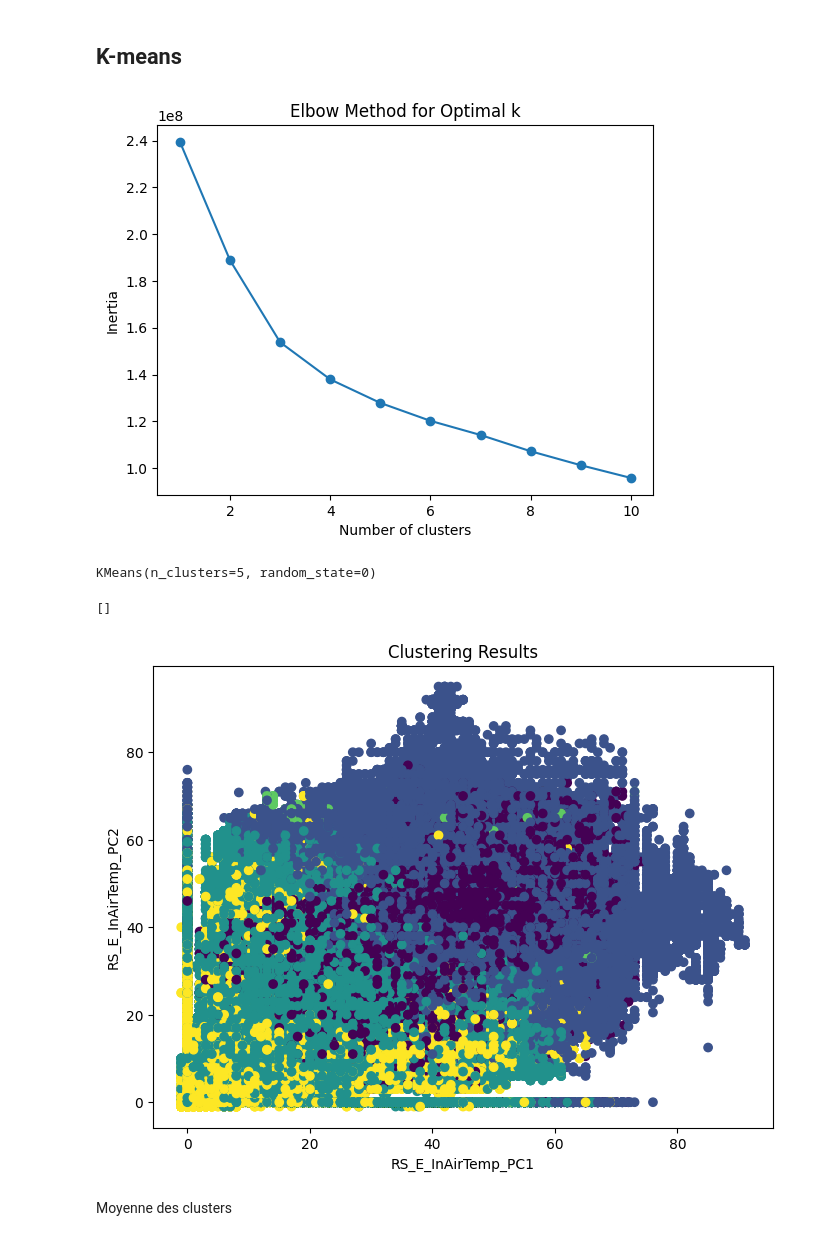
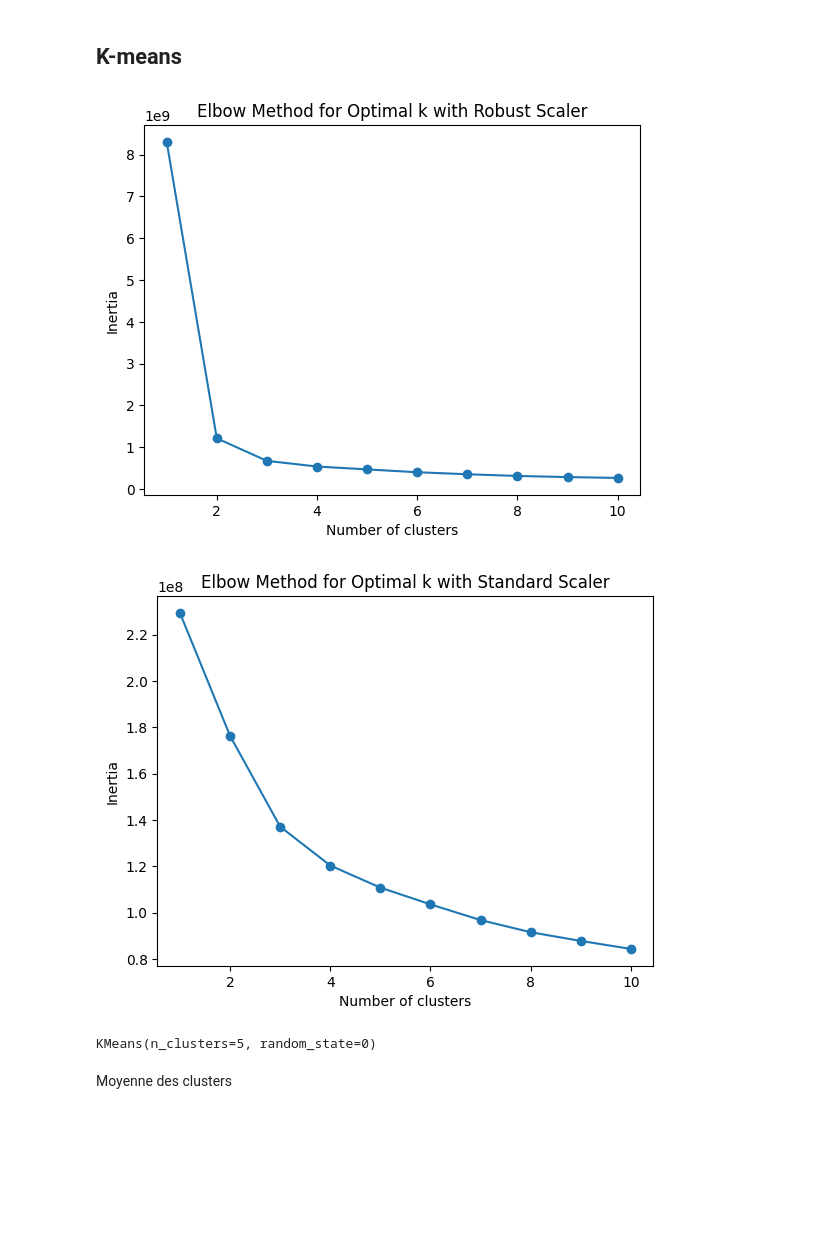
Before and after one commit to koadegno/data-minig-project, a Jupyter notebook: K-Algo.ipynb, the cells around one changed output. Cells and saved outputs as stored; diff of their text form; code cells hidden in the pictures; blank space fills up the shorter version.

Commit message:
Robust vs Standard

```diff
--- a/K-Algo.ipynb
+++ b/K-Algo.ipynb
@@ -10,5 +9,5 @@ from pandas.plotting import parallel_coordinates
 # %%
-data = pd.read_csv('data.csv', delimiter=';')
+data = pd.read_csv('ar41_for_ulb_cleaned.csv', delimiter=';')
 # %% [markdown]
 ## Scaling
 # %%
@@ -25,28 +24,46 @@ features = ['RS_E_InAirTemp_PC1', 'RS_E_InAirTemp_PC2', 'RS_E_OilPress_PC1',
 # Extract the selected features from the DataFrame
 X = data[features]
 
-# Standardize the data
-scaler = StandardScaler()
-X_scaled = scaler.fit_transform(X)
+# Standardize (robust) the data
+Robustscaler = RobustScaler() # Test with robust scaler
+X_Robustscaled = Robustscaler.fit_transform(X)
+
+# Standardize (standard) the data
+standardscaler = StandardScaler()
+X_Standardscaled = standardscaler.fit_transform(X)
 # %% [markdown]
 ## K-means
 # %%
 # Find the optimal number of clusters using the Elbow method
 
 
 inertia = []
 for i in range(1, 11):
     kmeans = KMeans(n_clusters=i, random_state=0, n_init=10)
-    kmeans.fit(X_scaled)
+    kmeans.fit(X_Robustscaled)
     inertia.append(kmeans.inertia_)
 
 # Plot the Elbow curve
 plt.plot(range(1, 11), inertia, marker='o')
 plt.xlabel('Number of clusters')
 plt.ylabel('Inertia')
-plt.title('Elbow Method for Optimal k')
+plt.title('Elbow Method for Optimal k with Robust Scaler')
 plt.show()
+
+inertia = []
+for i in range(1, 11):
+    kmeans = KMeans(n_clusters=i, random_state=0, n_init=10)
+    kmeans.fit(X_Standardscaled)
+    inertia.append(kmeans.inertia_)
+
+# Plot the Elbow curve
+plt.plot(range(1, 11), inertia, marker='o')
+plt.xlabel('Number of clusters')
+plt.ylabel('Inertia')
+plt.title('Elbow Method for Optimal k with Standard Scaler')
+plt.show()
 # %% [output]
-[figure, old version]
+[figure, new version]
+[figure, added]
 # %%
 # Choose an appropriate number of clusters (k) based on the Elbow curve
@@ -66,4 +93,5 @@ data['distance_to_center'] = np.min(kmeans.transform(X_scaled), axis=1)
 # %%
+"""
 max_temp_air = 65
 max_temp_water = 100
 max_temp_oil = 115
@@ -98,9 +126,9 @@ for cluster_idx, centroid in enumerate(cluster_centers):
         abnormal_clusters.append(cluster_idx)
 
 abnormal_clusters
+"""
-# %% [output]
-[]
 # %%
+"""
 feature1 = 'RS_E_InAirTemp_PC1'
 feature2 = 'RS_E_InAirTemp_PC2'
 
@@ -110,8 +138,7 @@ plt.title('Clustering Results')
 plt.xlabel(feature1)
 plt.ylabel(feature2)
 plt.show()
+"""
-# %% [output]
-[figure, removed]
 # %% [markdown]
 Moyenne des clusters
 # %%
```
Also changed, not shown: parts of 11 cells of this notebook.
